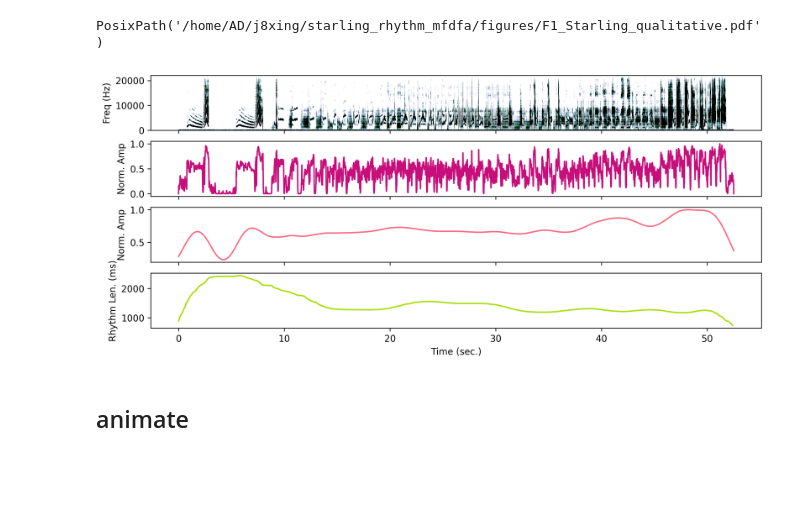
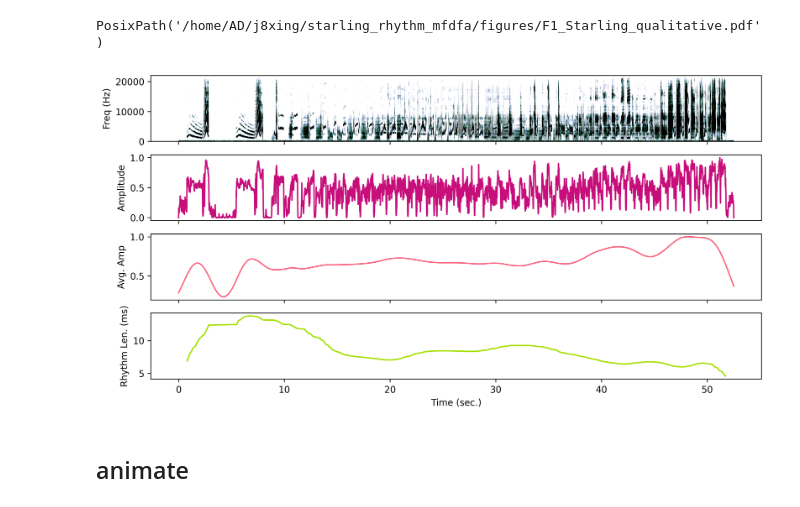
Before and after one commit to xingjeffrey/starling_rhythm_mfdfa, a Jupyter notebook: notebooks/TwoAC_MFDiscrim_Salvage/Figures/Figure 1.ipynb, the cells around one changed output. Saved outputs shown, nothing was run; the diff lists cells and outputs as text; code cells hidden in the pictures; blank space fills up the shorter version.

```diff
--- a/notebooks/TwoAC_MFDiscrim_Salvage/Figures/Figure 1.ipynb
+++ b/notebooks/TwoAC_MFDiscrim_Salvage/Figures/Figure 1.ipynb
@@ -66,2 +163,8 @@ from scipy.signal import find_peaks
 # %%
-peaks, _ = find_peaks(amp_env, height = 0.1)
+peaks, _ = find_peaks(
+    amp_env,
+    height = 0.4,
+    threshold = 0,
+    distance = 1,
+    prominence = 0
+)
@@ -75,7 +173,7 @@ def tempo_estimate(peaks):
     tempo = []
     for i in np.arange(len(peaks)):
         try:
-            tempo.append(peaks[i+2] - peaks[i])
+            tempo.append((peaks[i+2] - peaks[i]))
         except:
             continue
 
@@ -89,3 +183,3 @@ len(tempos)
 # %%
-smoothed_tempos = np.convolve(tempos, get_window(win_type, 200))
+smoothed_tempos = np.convolve(tempos, get_window(win_type, 200), mode = 'same') / 200
 # %%
@@ -107,35 +196,35 @@ FIGURE_DIR / 'F1_Starling_qualitative.pdf'
 # %% [output]
 PosixPath('/home/AD/j8xing/starling_rhythm_mfdfa/figures/F1_Starling_qualitative.pdf')
 # %%
-fig, axes = plt.subplots(nrows = 4, ncols = 1, figsize = (12, 5), dpi = 300, sharex = True)
+fig, axes = plt.subplots(nrows = 4, ncols = 1, figsize = (12, 6), dpi = 300, sharex = True)
 
 
 axes[0].specgram(
     data, Fs = sr, cmap = sns.cubehelix_palette(start = 1.75, rot = 0.5, dark = -2.5, light = 7.5, as_cmap=True)
 )
 axes[0].set_ylabel('Freq (Hz)')
 
 axes[1].plot(
     np.linspace(0, len(data)/sr, len(amp_env)), amp_env, color = '#C70E7B'
 )
-axes[1].set_ylabel('Norm. Amp')
+axes[1].set_ylabel('Amplitude')
 
 axes[2].plot(
     np.linspace(0, len(data)/sr, len(amp_env)), smoothed_amp_env[500:-499], color = '#FC6882'
 )
-axes[2].set_ylabel('Norm. Amp')
+axes[2].set_ylabel('Avg. Amp')
 
 axes[3].plot(
     normalize(peaks[:-2], normalize_anchors = (0, len(amp_env)),
               newRange = (0, len(data)/sr)),
-    smoothed_tempos[100:-99], color = '#A6E000'
+    smoothed_tempos, color = '#A6E000'
 )
 axes[3].set_ylabel('Rhythm Len. (ms)')
 axes[3].set_xlabel('Time (sec.)')
 
 plt.savefig(FIGURE_DIR / 'F1_Starling_qualitative.pdf', dpi = 'figure', format = 'pdf', transparent = True)
 # %% [output]
-[figure, old version]
+[figure, new version]
 # %% [markdown]
 ## animate
 # %%
```
Also changed, not shown: parts of 17 cells of this notebook, 5 other files.
